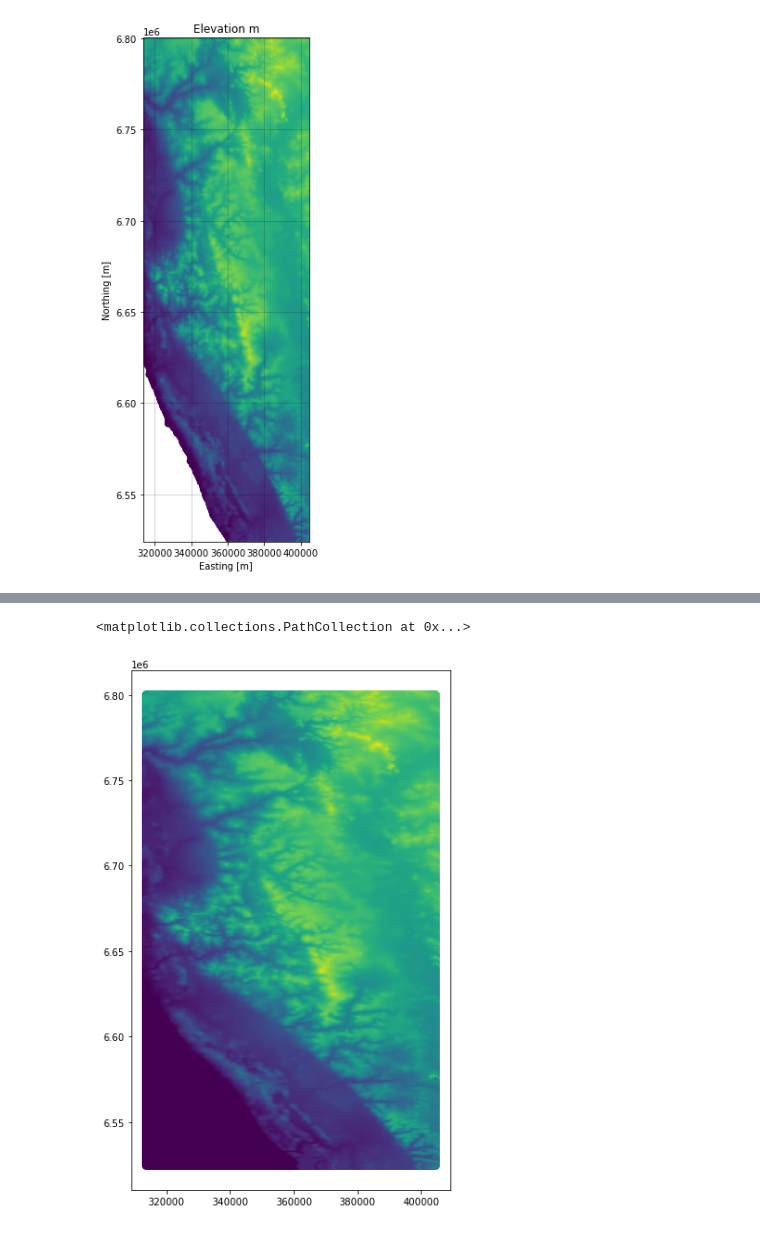
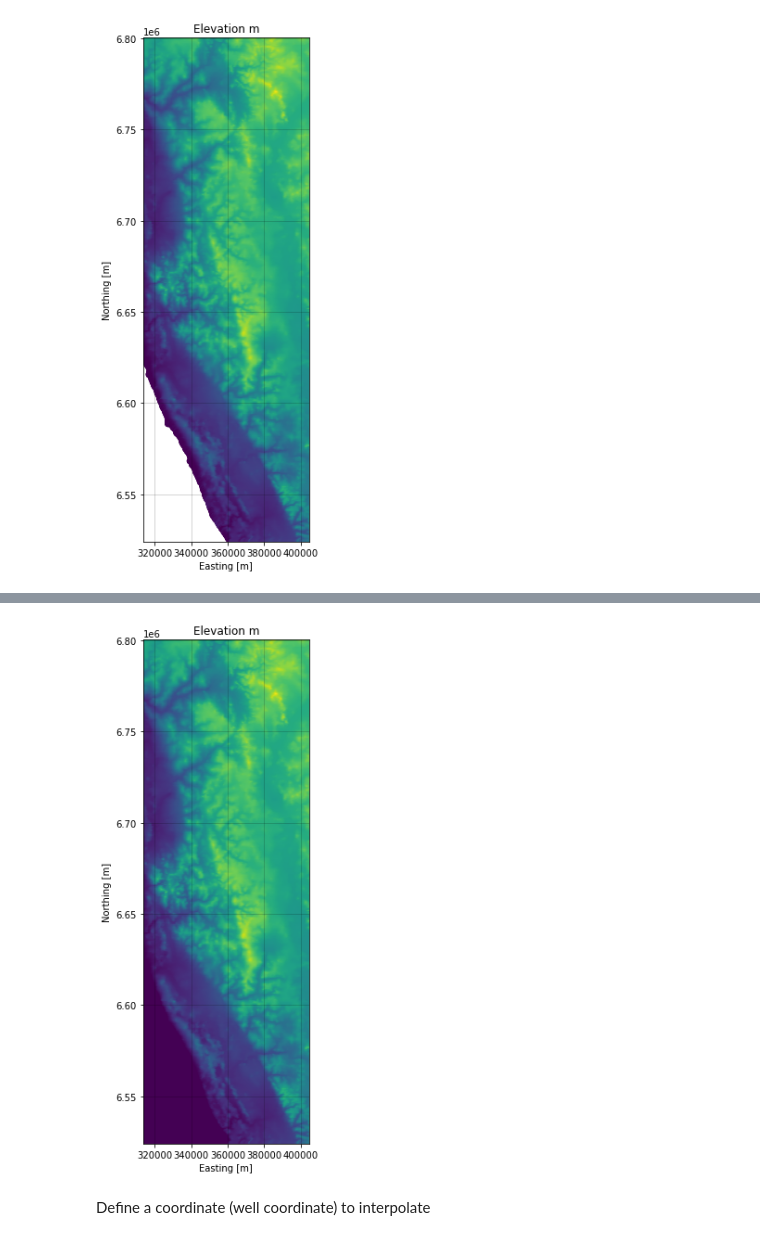
Before and after one commit to P219-C/drapeTool, a Jupyter notebook: exampleNotebook.ipynb, the cells around one changed output, grey strips where cells are left out. Saved outputs shown, nothing was run; the diff lists cells and outputs as text; code cells hidden in the pictures.

```diff
--- a/exampleNotebook.ipynb
+++ b/exampleNotebook.ipynb
@@ -19,0 +15,3 @@ df.head()
+# %%
+df = df.sort_values(['y', 'x'], ascending=[False, True])
+df.head(20)
@@ -51,4 +67,7 @@ sns.displot(clean_df.elevation)
 # %%
+extent = x_min, x_max, y_min, y_max = [clean_df.x.min(), clean_df.x.max(),
+                                       clean_df.y.min(), clean_df.y.max()]
+
 fig, ax = plt.subplots(figsize=(8,10))
 
 ax.scatter(clean_df.x, clean_df.y, c=clean_df.elevation)
@@ -138,6 +162,21 @@ array([[230.96299744, 233.85409546, 238.39599609, ..., 299.84890747,
-# %%
-plt.figure(figsize=(6, 10))
-plt.scatter(grid_x, grid_y, c=grid_z)
-# %% [output]
-<matplotlib.collections.PathCollection at 0x...>
-[figure, removed]
+# %%
+fig, ax = plt.subplots(figsize=(8,10))
+
+ax.scatter(grid_x, grid_y, c=grid_z)
+ax.set_aspect(1)
+ax.set_xlim(*extent[:2])
+ax.set_ylim(*extent[2:])
+ax.set_xlabel('Easting [m]')
+ax.set_ylabel('Northing [m]')
+ax.set_title('Elevation m')
+ax.grid(c='k', alpha=0.2)
+
+
+plt.show()
+
+# plt.figure(figsize=(6, 10))
+# plt.scatter(grid_x, grid_y, c=grid_z)
+# %% [output]
+[figure, added]
+# %% [markdown]
+Define a coordinate (well coordinate) to interpolate
```
Also changed, not shown: parts of 31 cells of this notebook, 4 other files.
